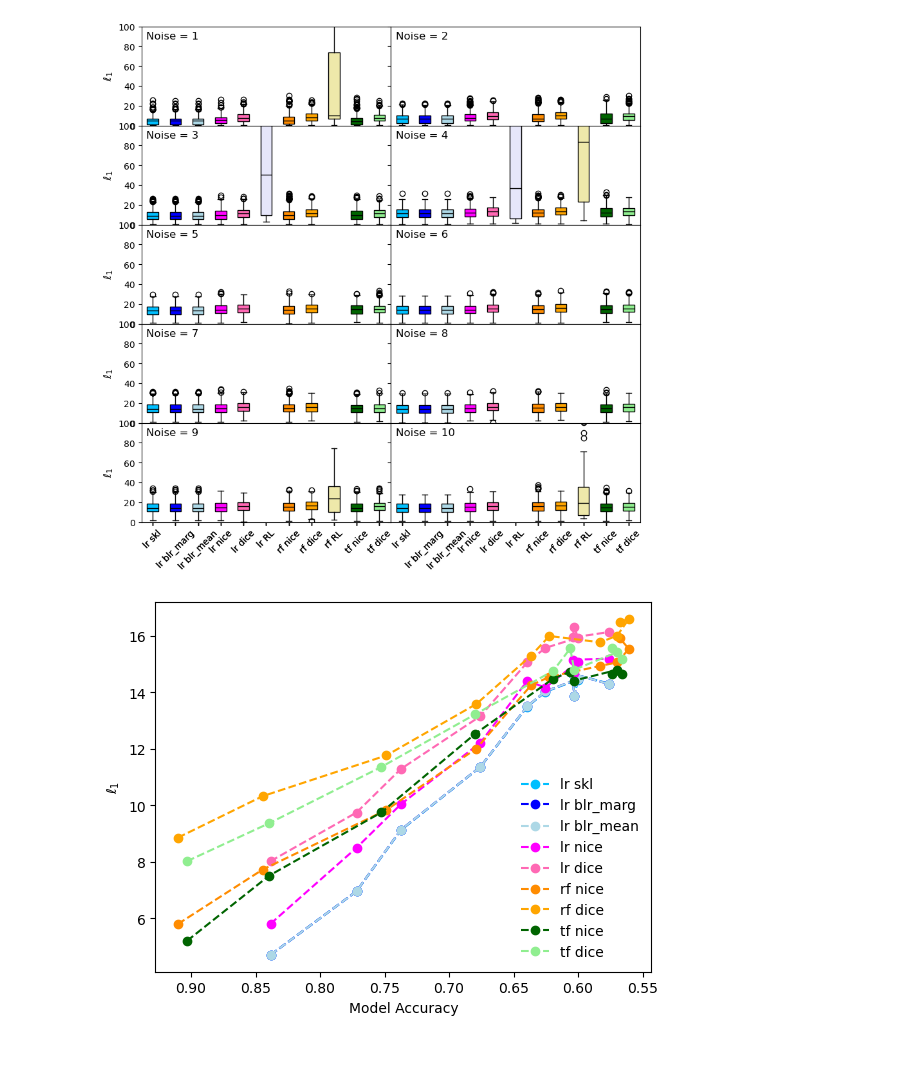
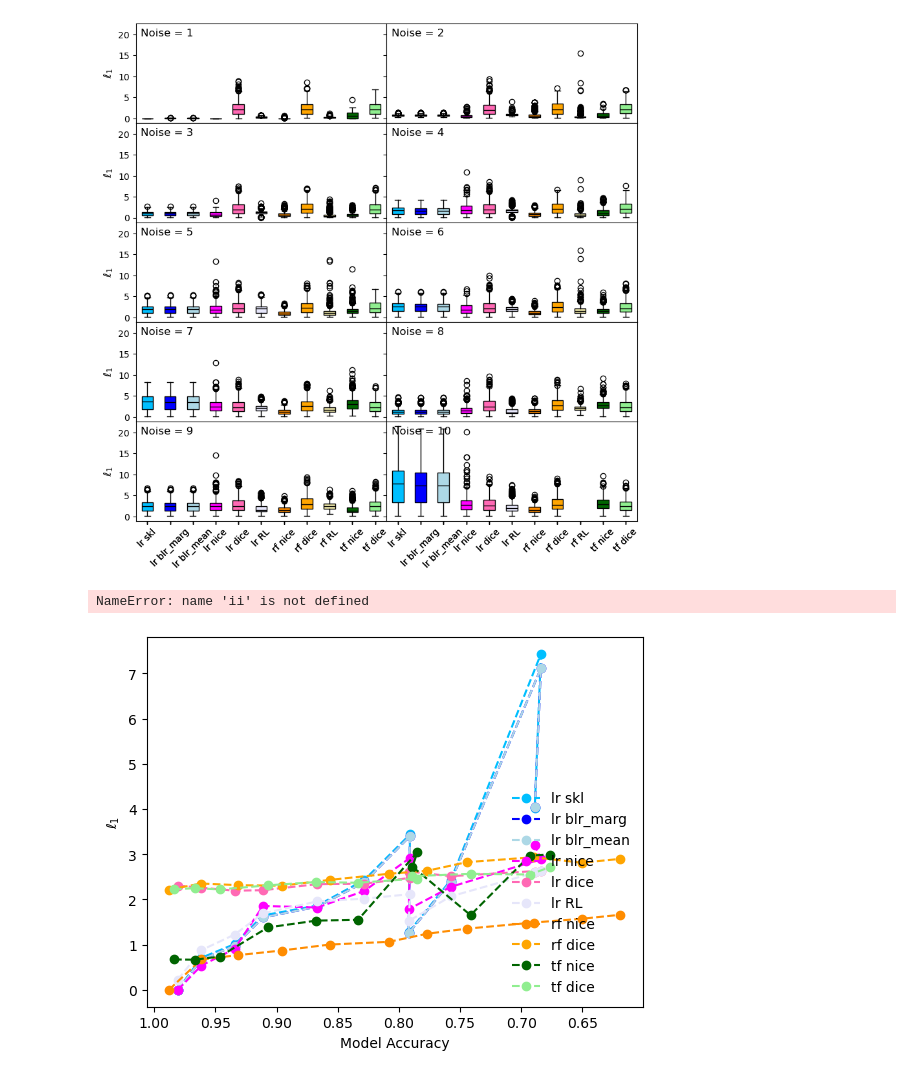
Before and after one commit to leonidaschristodoulou/xai-cfs, a Jupyter notebook: xai_plots.ipynb, the cells around one changed output. Saved outputs shown, nothing was run; the diff lists cells and outputs as text; code cells hidden in the pictures.

```diff
--- a/xai_plots.ipynb
+++ b/xai_plots.ipynb
@@ -122,7 +102,7 @@ def load_dataset(dataset_name, variant="standard"):
 # mock_data = 3  # Only relevant if dataset_name == "mock_data"
 # data = load_dataset(dataset_name, mock_data if dataset_name == "mock_data" else None)
 
-data = load_dataset("mock_data3", variant="ommited_var_test")
+data = load_dataset("mock_data1", variant="standard") # "ommited_var_test" "noniid_test" "standard"
 
 # Extract variables
 cf_results_dict = data["cf_results_dict"]
@@ -173,7 +153,7 @@ for i, ax in enumerate(axes):
     else:
         bplot = ax.boxplot(d2, tick_labels=['' for _ in labels], widths=0.5, patch_artist=True)
 
-    ax.set_ylim([0, 100])
+    #ax.set_ylim([0, 100])
 
     for patch, color in zip(bplot['boxes'], colour_list):
         patch.set_facecolor(color)
@@ -192,7 +172,11 @@ for i, ax in enumerate(axes):
 
 fig.subplots_adjust(wspace=0, hspace=0)  # Set space between subplots to zero
 # %% [output]
-[figure, old version]
+[figure, new version]
+# %%
+cf_calc[ii]
+# %% [output]
+NameError: name 'ii' is not defined
 # %%
 for i, kk in enumerate(cf_methods):
     x_acc = []
@@ -200,36 +184,36 @@ for i, kk in enumerate(cf_methods):
     compl = {}
     for k in cf_results_dict:
         if k=='noise_0': continue
         ii = int(k.split("_")[-1])
         A = cf_results_dict[k][kk]
         B = cf_results_dict['noise_0'][kk]
         if kk[1]=='nice' or kk[1]=='dice' or kk[1]=='RL':
             if kk[0]!='tf':
-                A = cf_calc[ii].models[0]['PP'].transform(pd.DataFrame(A, columns=[str(j) for j in range(n_features)])).astype(float)
-                B = cf_calc[ii].models[0]['PP'].transform(pd.DataFrame(B, columns=[str(j) for j in range(n_features)])).astype(float)
+                A = cf_calc[ii-1].models[0]['PP'].transform(pd.DataFrame(A, columns=[str(j) for j in range(n_features)])).astype(float)
+                B = cf_calc[0].models[0]['PP'].transform(pd.DataFrame(B, columns=[str(j) for j in range(n_features)])).astype(float)
         good_indices = cfs_good_indices[k][kk]
         d_temp = get_distance(A[good_indices], B[good_indices], numerical_columns, categorical_columns, l_norm=l_order)
 
         if len(d_temp>0):
             d2.append(d_temp)
             compl[(kk, k)] = (sum(good_indices)/len(good_indices))
             x_acc.append(model_results_dict[k][(kk[0],'accuracy')])
 
     d2 = np.array([np.array([np.mean(i),np.percentile(i,25), np.percentile(i,75)])  for i in d2])
 
     if len(d2)==0: continue
 
     if any(value < 0.9 for value in compl.values()):
         pass
     else:
         plt.plot(x_acc, d2[:,0], color=colours[kk],label=kk[0]+' '+kk[1],alpha=1, linestyle='--', marker='o')
         #plt.fill_between(x_acc, d2[:,1], d2[:, 2], color=colours[kk],alpha=0.2)
 plt.legend(frameon=False,loc='lower right')
 plt.ylabel(r'$\ell_1$')
 plt.xlabel('Model Accuracy')
 plt.gca().invert_xaxis()
 # %% [output]
-[figure, old version]
+[figure, new version]
 # %%
 def model_dict_to_df(model_dict):
     df = pd.DataFrame.from_dict(model_dict, orient='index', columns=['value'])
```
Also changed, not shown: parts of 7 cells of this notebook, 2 other files.
